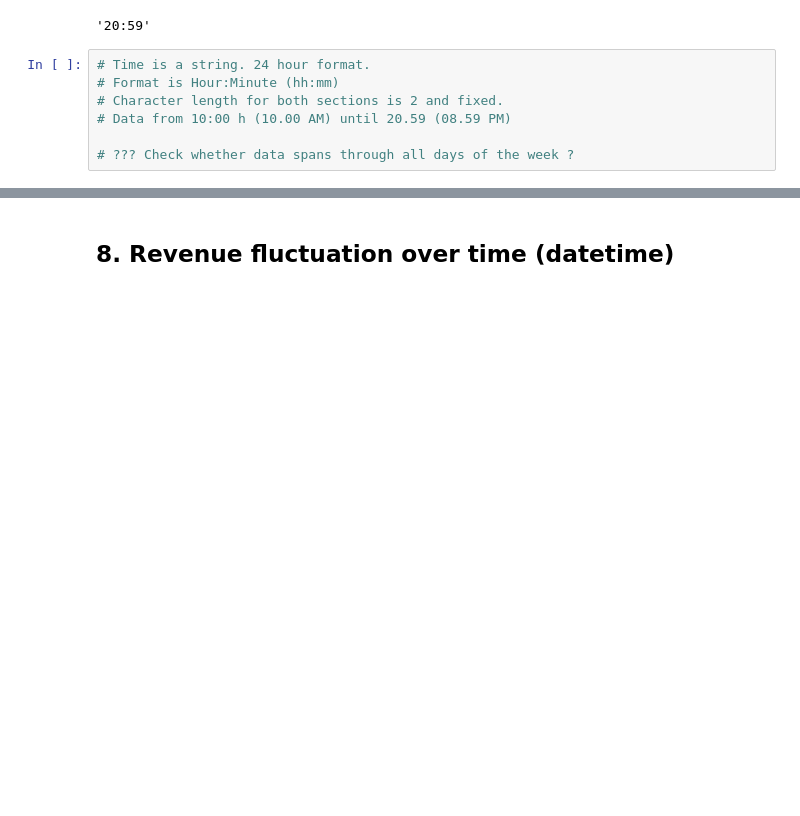
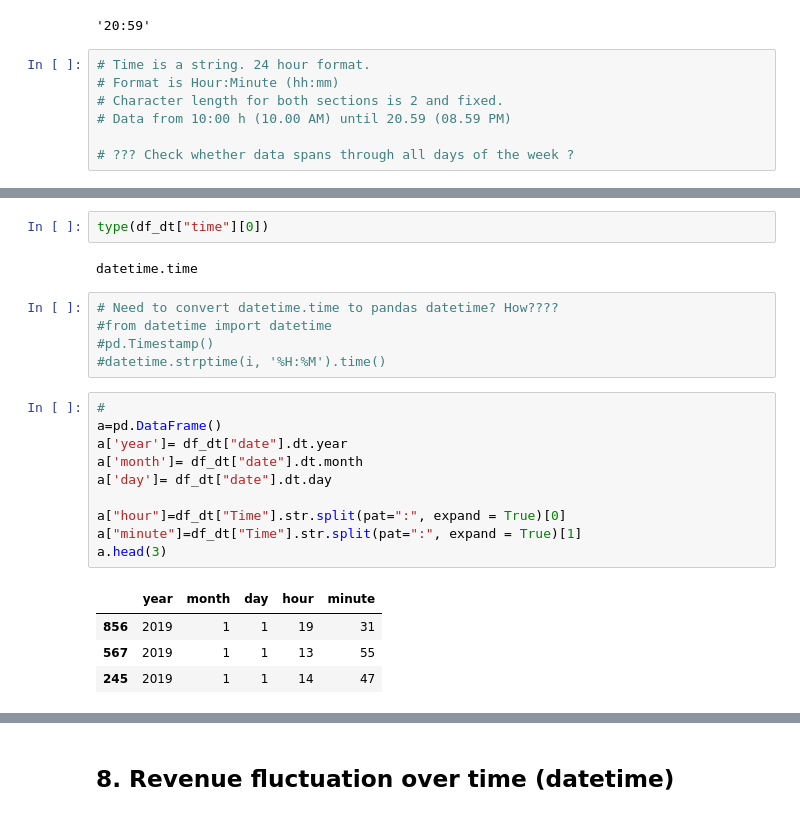
Before and after one commit to Zzzhenya/Supermarket_sales, a Jupyter notebook: Supermarket_data_exploration.ipynb, the cells around one changed output, grey strips where cells are left out. Drawn from its saved outputs; the diff is of its cells as text; blank space fills up the shorter version.

```diff
--- a/Supermarket_data_exploration.ipynb
+++ b/Supermarket_data_exploration.ipynb
@@ -700,3 +705,27 @@ df_dt.head(3)
 | 856 | 770-42-8960 | B | Mandalay | Normal | Male | Food and beverages | 21.12 | 8 | 8.448 | ... |
 | 567 | 651-88-7328 | A | Yangon | Normal | Female | Fashion accessories | 65.74 | 9 | 29.583 | ... |
 | 245 | 530-90-9855 | A | Yangon | Member | Male | Home and lifestyle | 47.59 | 8 | 19.036 | ... |
+# %%
+type(df_dt["time"][0])
+# %% [output]
+datetime.time
+# %%
+# Need to convert datetime.time to pandas datetime? How????
+#from datetime import datetime
+#pd.Timestamp()
+#datetime.strptime(i, '%H:%M').time()
+# %%
+#
+a=pd.DataFrame()
+a['year']= df_dt["date"].dt.year
+a['month']= df_dt["date"].dt.month
+a['day']= df_dt["date"].dt.day
+
+a["hour"]=df_dt["Time"].str.split(pat=":", expand = True)[0]
+a["minute"]=df_dt["Time"].str.split(pat=":", expand = True)[1]
+a.head(3)
+# %% [output]
+|  | year | month | day | hour | minute |
+| 856 | 2019 | 1 | 1 | 19 | 31 |
+| 567 | 2019 | 1 | 1 | 13 | 55 |
+| 245 | 2019 | 1 | 1 | 14 | 47 |
```
Also changed, not shown: parts of 10 cells of this notebook.
